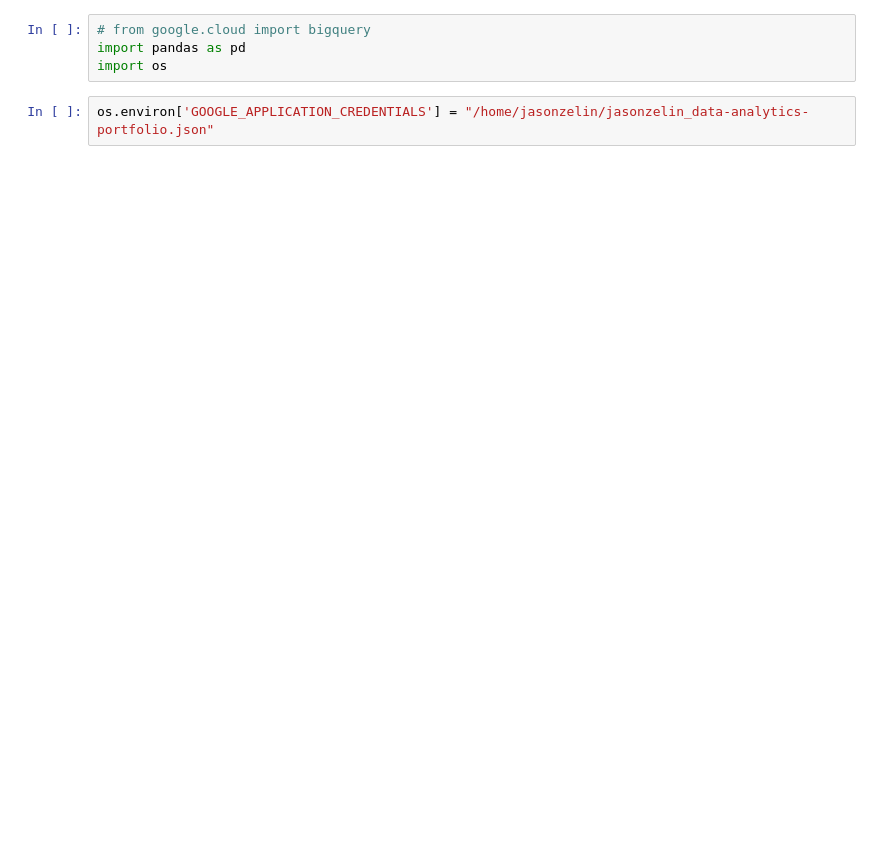
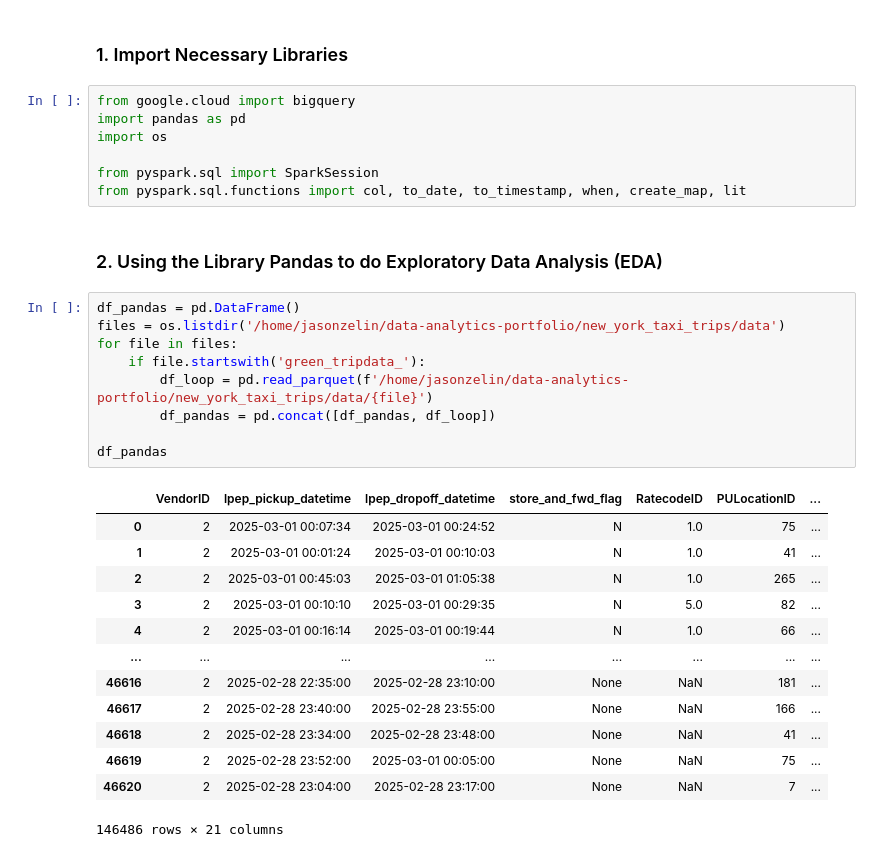
Before and after one commit to jasonzelin/data-analytics-portfolio, a Jupyter notebook: new_york_taxi_trips/notebook.ipynb, the cells around one changed output. Saved outputs shown, nothing was run; the diff lists cells and outputs as text; blank space fills up the shorter version.

```diff
--- a/new_york_taxi_trips/notebook.ipynb
+++ b/new_york_taxi_trips/notebook.ipynb
@@ -1,6 +6,34 @@
+# %% [markdown]
+### 1. Import Necessary Libraries
 # %%
-# from google.cloud import bigquery
+from google.cloud import bigquery
 import pandas as pd
 import os
+
+from pyspark.sql import SparkSession
+from pyspark.sql.functions import col, to_date, to_timestamp, when, create_map, lit
-# %%
-os.environ['GOOGLE_APPLICATION_CREDENTIALS'] = "/home/jasonzelin/jasonzelin_data-analytics-portfolio.json"
+# %% [markdown]
+### 2. Using the Library Pandas to do Exploratory Data Analysis (EDA)
+# %%
+df_pandas = pd.DataFrame()
+files = os.listdir('/home/jasonzelin/data-analytics-portfolio/new_york_taxi_trips/data')
+for file in files:
+    if file.startswith('green_tripdata_'):
+        df_loop = pd.read_parquet(f'/home/jasonzelin/data-analytics-portfolio/new_york_taxi_trips/data/{file}')
+        df_pandas = pd.concat([df_pandas, df_loop])
+
+df_pandas
+# %% [output]
+|  | VendorID | lpep_pickup_datetime | lpep_dropoff_datetime | store_and_fwd_flag | RatecodeID | PULocationID | ... |
+| 0 | 2 | 2025-03-01 00:07:34 | 2025-03-01 00:24:52 | N | 1.0 | 75 | ... |
+| 1 | 2 | 2025-03-01 00:01:24 | 2025-03-01 00:10:03 | N | 1.0 | 41 | ... |
+| 2 | 2 | 2025-03-01 00:45:03 | 2025-03-01 01:05:38 | N | 1.0 | 265 | ... |
+| 3 | 2 | 2025-03-01 00:10:10 | 2025-03-01 00:29:35 | N | 5.0 | 82 | ... |
+| 4 | 2 | 2025-03-01 00:16:14 | 2025-03-01 00:19:44 | N | 1.0 | 66 | ... |
+| ... | ... | ... | ... | ... | ... | ... | ... |
+| 46616 | 2 | 2025-02-28 22:35:00 | 2025-02-28 23:10:00 | None | NaN | 181 | ... |
+| 46617 | 2 | 2025-02-28 23:40:00 | 2025-02-28 23:55:00 | None | NaN | 166 | ... |
+| 46618 | 2 | 2025-02-28 23:34:00 | 2025-02-28 23:48:00 | None | NaN | 41 | ... |
+| 46619 | 2 | 2025-02-28 23:52:00 | 2025-03-01 00:05:00 | None | NaN | 75 | ... |
+| 46620 | 2 | 2025-02-28 23:04:00 | 2025-02-28 23:17:00 | None | NaN | 7 | ... |
+146486 rows × 21 columns
```
Also changed, not shown: parts of 12 cells of this notebook, 9 other files.
